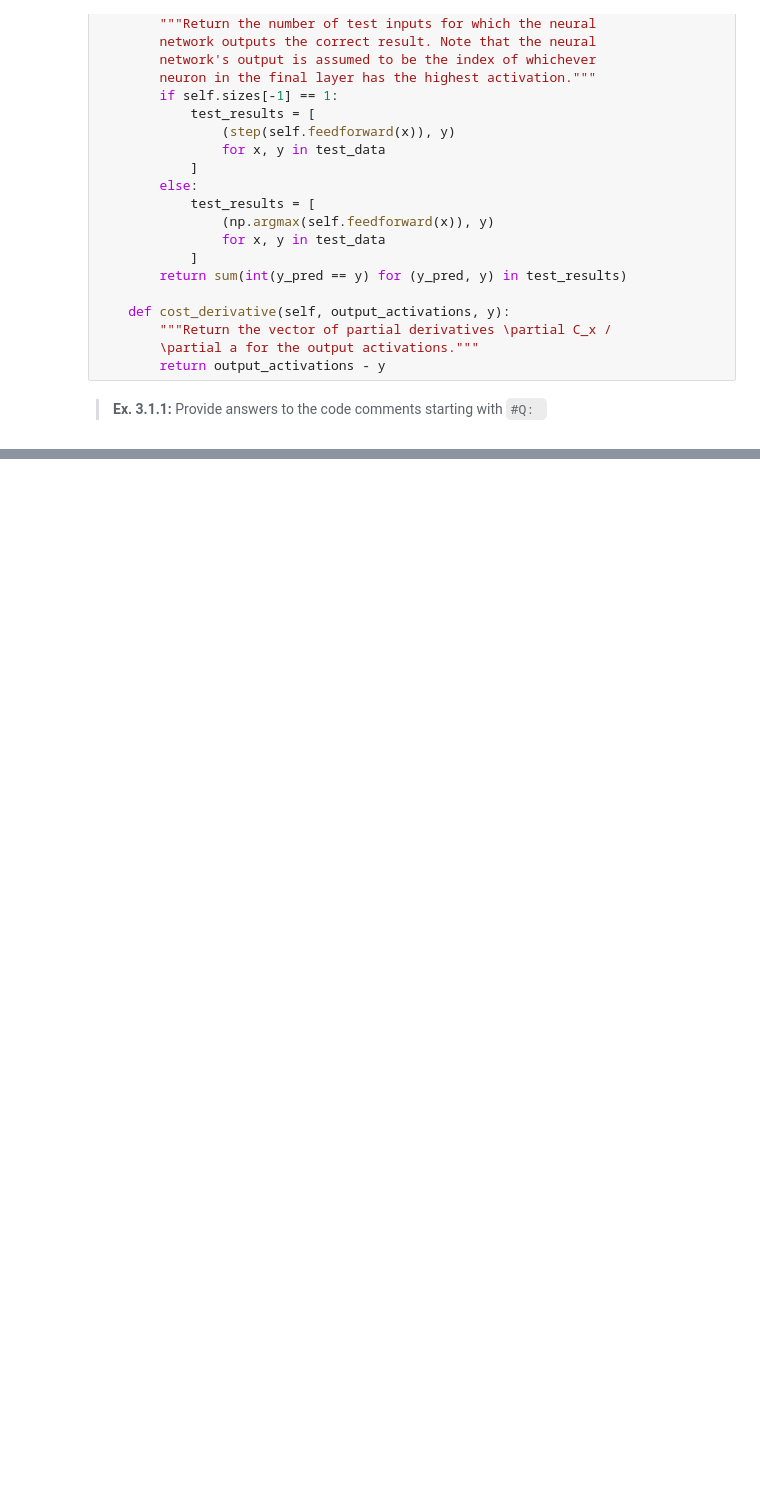
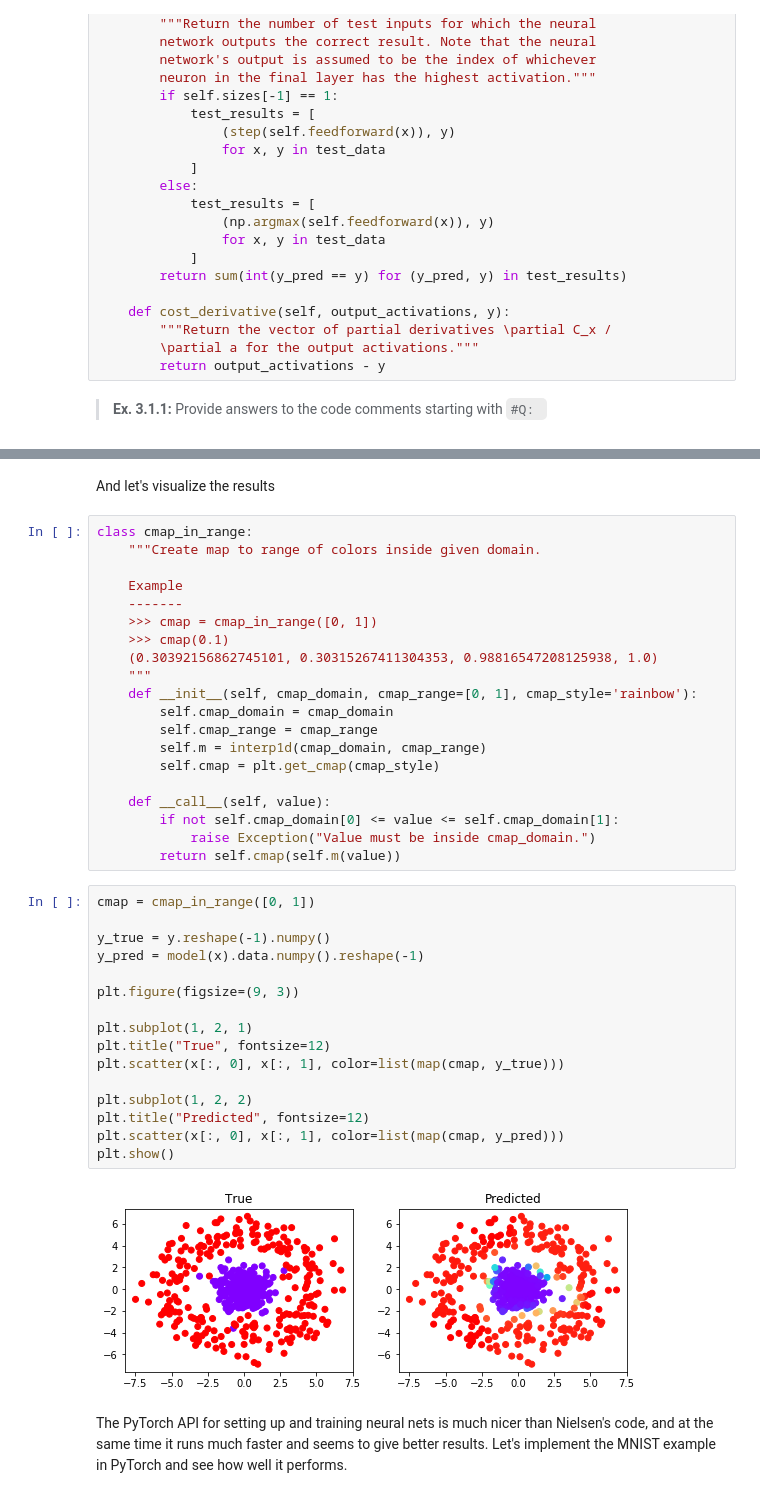
Before and after one commit to abjer/tsds, a Jupyter notebook: material/3_ann2/ann2_exercises.ipynb, the cells around one changed output, grey strips where cells are left out. Cells and saved outputs as stored; diff of their text form; blank space fills up the shorter version.

```diff
--- a/material/3_ann2/ann2_exercises.ipynb
+++ b/material/3_ann2/ann2_exercises.ipynb
@@ -213,0 +305,44 @@ class Network(object):
+# %% [markdown]
+And let's visualize the results
+# %%
+class cmap_in_range:
+    """Create map to range of colors inside given domain.
+
+    Example
+    -------
+    >>> cmap = cmap_in_range([0, 1])
+    >>> cmap(0.1)
+    (0.30392156862745101, 0.30315267411304353, 0.98816547208125938, 1.0)
+    """
+    def __init__(self, cmap_domain, cmap_range=[0, 1], cmap_style='rainbow'):
+        self.cmap_domain = cmap_domain
+        self.cmap_range = cmap_range
+        self.m = interp1d(cmap_domain, cmap_range)
+        self.cmap = plt.get_cmap(cmap_style)
+
+    def __call__(self, value):
+        if not self.cmap_domain[0] <= value <= self.cmap_domain[1]:
+            raise Exception("Value must be inside cmap_domain.")
+        return self.cmap(self.m(value))
+# %%
+cmap = cmap_in_range([0, 1])
+
+y_true = y.reshape(-1).numpy()
+y_pred = model(x).data.numpy().reshape(-1)
+
+plt.figure(figsize=(9, 3))
+
+plt.subplot(1, 2, 1)
+plt.title("True", fontsize=12)
+plt.scatter(x[:, 0], x[:, 1], color=list(map(cmap, y_true)))
+
+plt.subplot(1, 2, 2)
+plt.title("Predicted", fontsize=12)
+plt.scatter(x[:, 0], x[:, 1], color=list(map(cmap, y_pred)))
+plt.show()
+# %% [output]
+[figure, added]
+# %% [markdown]
+The PyTorch API for setting up and training neural nets is much nicer than Nielsen's code,
+and at the same time it runs much faster and seems to give better results.
+Let's implement the MNIST example in PyTorch and see how well it performs.
```
Also changed, not shown: parts of 16 cells of this notebook.
